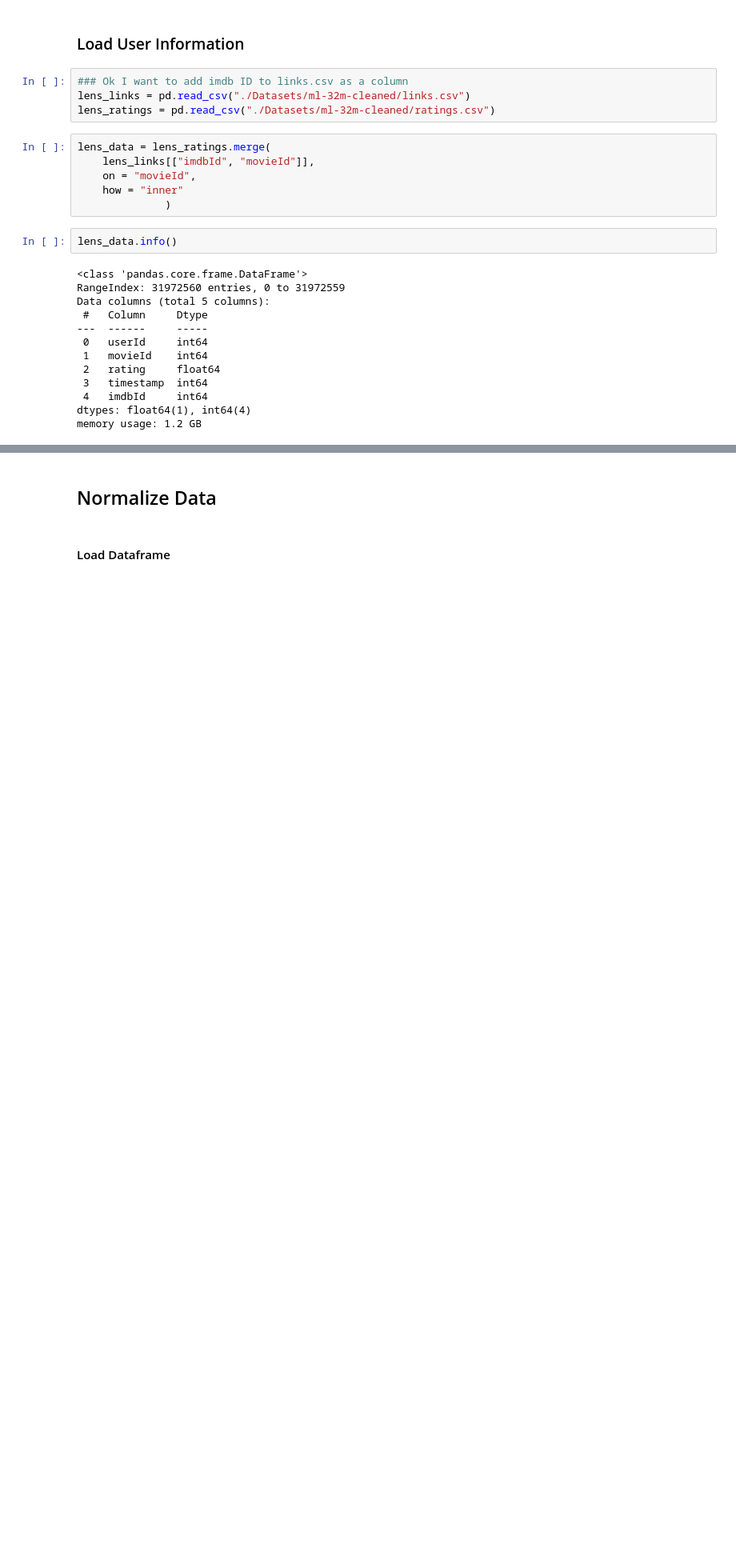
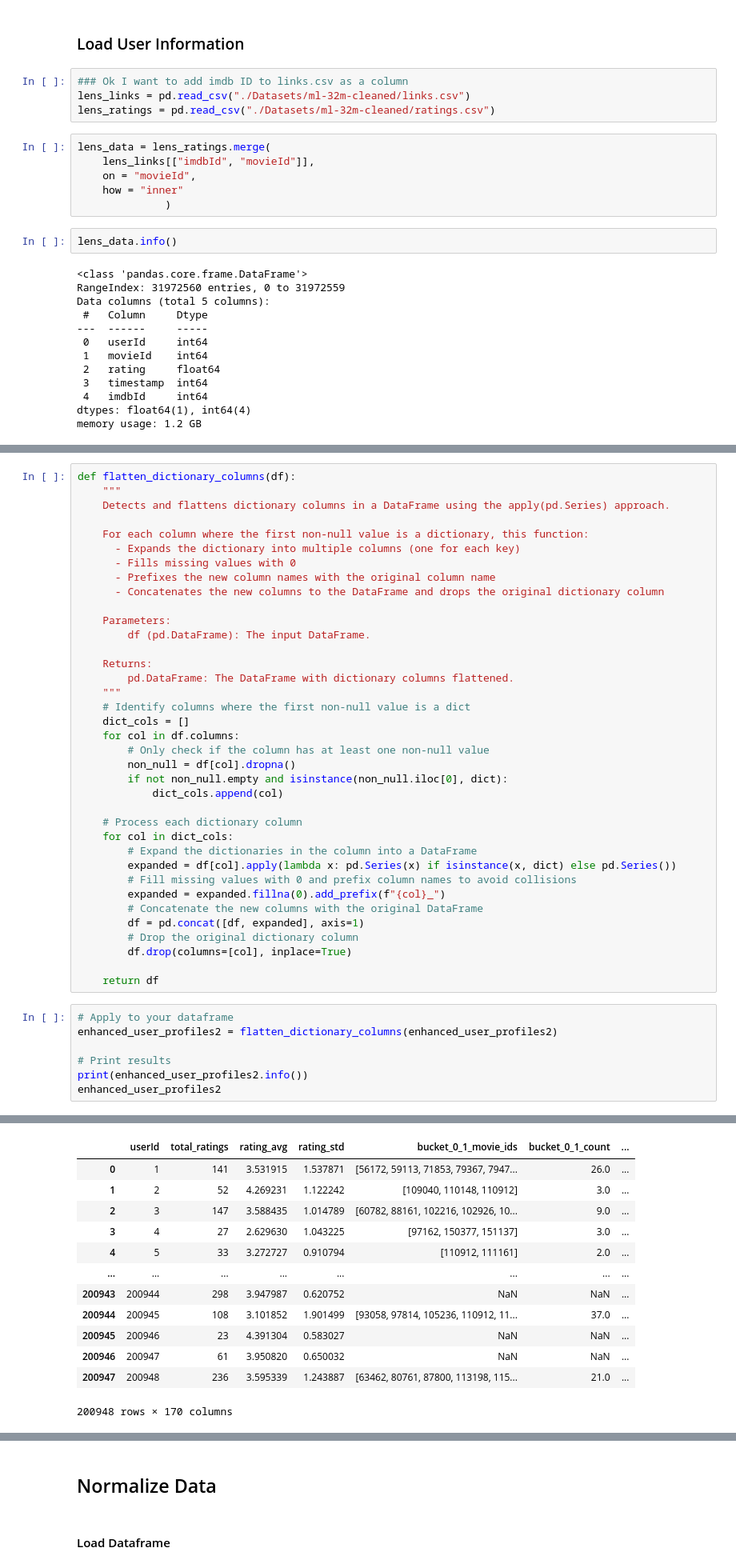
Before and after one commit to ibraheemsag/RecSystem, a Jupyter notebook: norm_data.ipynb, the cells around one changed output, grey strips where cells are left out. Shown: that part at 80% size. Drawn from its saved outputs; the diff is of its cells as text; blank space fills up the shorter version.

```diff
--- a/norm_data.ipynb
+++ b/norm_data.ipynb
@@ -419,0 +719,45 @@ enhanced_user_profiles2.to_pickle('data.pkl')
+# %%
+def flatten_dictionary_columns(df):
+    """
+    Detects and flattens dictionary columns in a DataFrame using the apply(pd.Series) approach.
+
+    For each column where the first non-null value is a dictionary, this function:
+      - Expands the dictionary into multiple columns (one for each key)
+      - Fills missing values with 0
+      - Prefixes the new column names with the original column name
+      - Concatenates the new columns to the DataFrame and drops the original dictionary column
+
+    Parameters:
+        df (pd.DataFrame): The input DataFrame.
+
+    Returns:
+        pd.DataFrame: The DataFrame with dictionary columns flattened.
+    """
+    # Identify columns where the first non-null value is a dict
+    dict_cols = []
+    for col in df.columns:
+        # Only check if the column has at least one non-null value
+        non_null = df[col].dropna()
+        if not non_null.empty and isinstance(non_null.iloc[0], dict):
+            dict_cols.append(col)
+
+    # Process each dictionary column
+    for col in dict_cols:
+        # Expand the dictionaries in the column into a DataFrame
+        expanded = df[col].apply(lambda x: pd.Series(x) if isinstance(x, dict) else pd.Series())
+        # Fill missing values with 0 and prefix column names to avoid collisions
+        expanded = expanded.fillna(0).add_prefix(f"{col}_")
+        # Concatenate the new columns with the original DataFrame
+        df = pd.concat([df, expanded], axis=1)
+        # Drop the original dictionary column
+        df.drop(columns=[col], inplace=True)
+
+    return df
+# %%
+# Apply to your dataframe
+enhanced_user_profiles2 = flatten_dictionary_columns(enhanced_user_profiles2)
+
+# Print results
+print(enhanced_user_profiles2.info())
+enhanced_user_profiles2
+# %% [output]
@@ -419,0 +770,13 @@ enhanced_user_profiles2.to_pickle('data.pkl')
+|  | userId | total_ratings | rating_avg | rating_std | bucket_0_1_movie_ids | bucket_0_1_count | ... |
+| 0 | 1 | 141 | 3.531915 | 1.537871 | [56172, 59113, 71853, 79367, 7947... | 26.0 | ... |
+| 1 | 2 | 52 | 4.269231 | 1.122242 | [109040, 110148, 110912] | 3.0 | ... |
+| 2 | 3 | 147 | 3.588435 | 1.014789 | [60782, 88161, 102216, 102926, 10... | 9.0 | ... |
+| 3 | 4 | 27 | 2.629630 | 1.043225 | [97162, 150377, 151137] | 3.0 | ... |
+| 4 | 5 | 33 | 3.272727 | 0.910794 | [110912, 111161] | 2.0 | ... |
+| ... | ... | ... | ... | ... | ... | ... | ... |
+| 200943 | 200944 | 298 | 3.947987 | 0.620752 | NaN | NaN | ... |
+| 200944 | 200945 | 108 | 3.101852 | 1.901499 | [93058, 97814, 105236, 110912, 11... | 37.0 | ... |
+| 200945 | 200946 | 23 | 4.391304 | 0.583027 | NaN | NaN | ... |
+| 200946 | 200947 | 61 | 3.950820 | 0.650032 | NaN | NaN | ... |
+| 200947 | 200948 | 236 | 3.595339 | 1.243887 | [63462, 80761, 87800, 113198, 115... | 21.0 | ... |
+200948 rows × 170 columns
```
Also changed, not shown: parts of 76 cells of this notebook, 4 other files.
